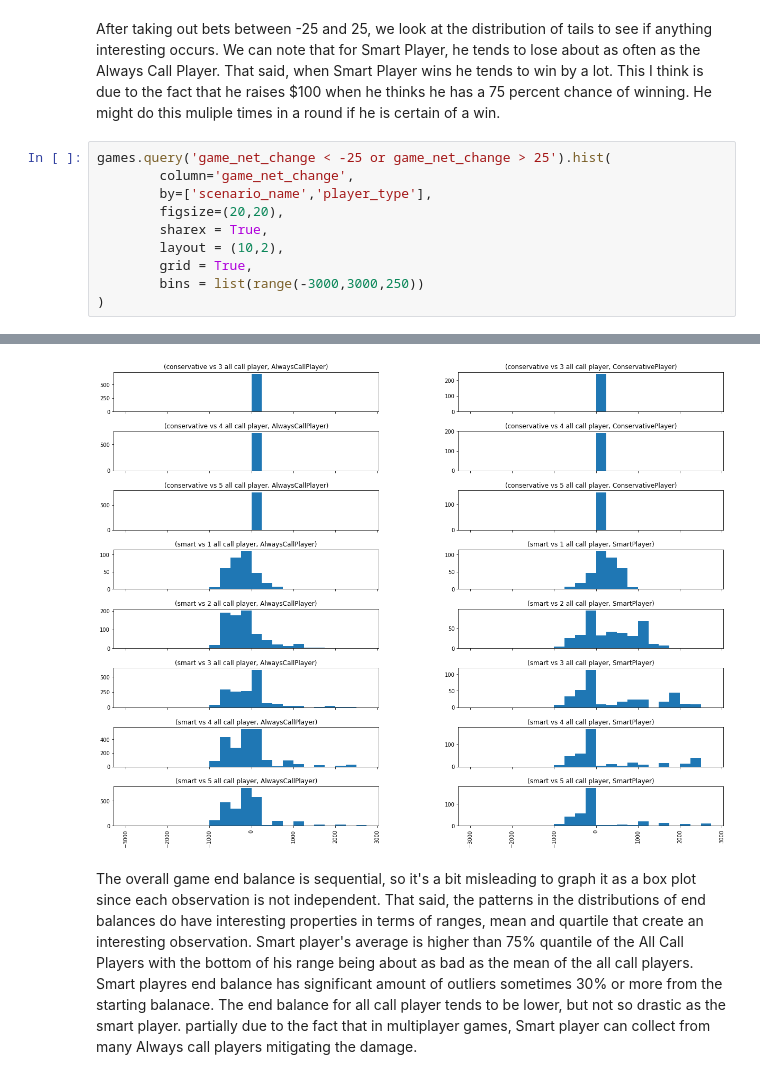
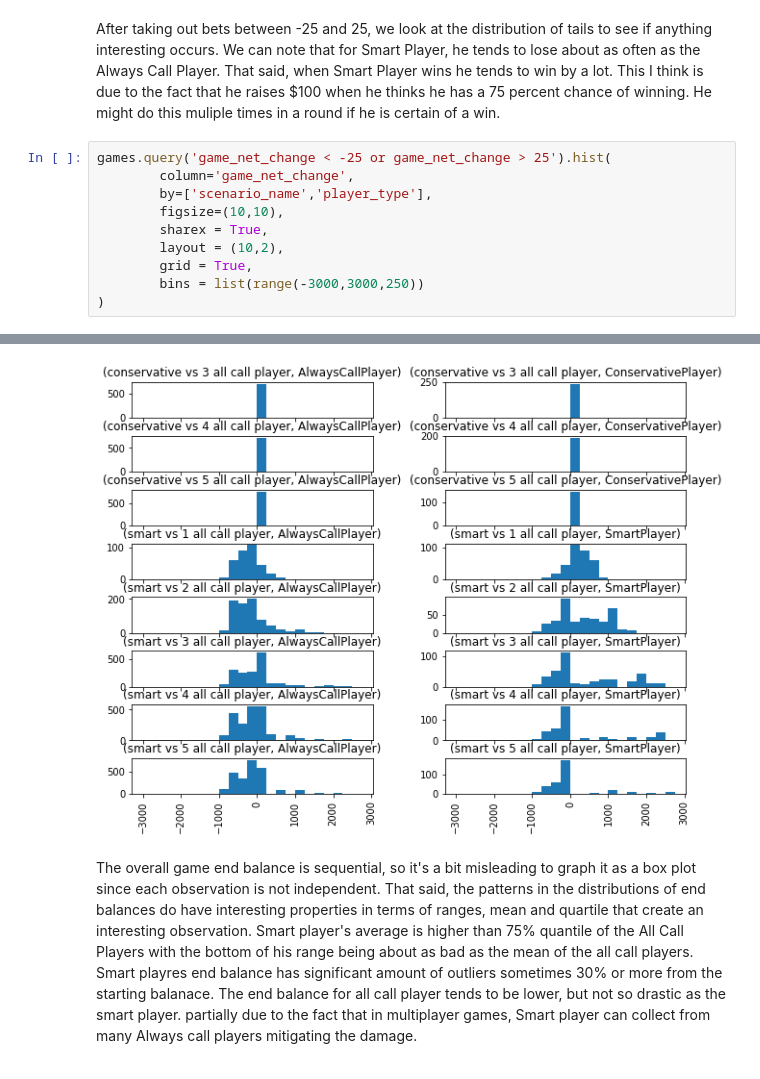
Before and after one commit to Silber8806/PokerPro, a Jupyter notebook: source_code/analysis/Poker Simulation Analysis.ipynb, the cells around one changed output, grey strips where cells are left out. Saved outputs shown, nothing was run; the diff lists cells and outputs as text.

```diff
--- a/source_code/analysis/Poker Simulation Analysis.ipynb
+++ b/source_code/analysis/Poker Simulation Analysis.ipynb
@@ -306,33 +306,33 @@ After taking out bets between -25 and 25, we look at the distribution of tails t
 # %%
 games.query('game_net_change < -25 or game_net_change > 25').hist(
         column='game_net_change',
         by=['scenario_name','player_type'],
-        figsize=(20,20),
+        figsize=(10,10),
         sharex = True,
         layout = (10,2),
         grid = True,
         bins = list(range(-3000,3000,250))
 )
 # %% [output]
 array([[<AxesSubplot:title={'center':'(conservative vs 3 all call player, AlwaysCallPlayer)'}>,
         <AxesSubplot:title={'center':'(conservative vs 3 all call player, ConservativePlayer)'}>],
        [<AxesSubplot:title={'center':'(conservative vs 4 all call player, AlwaysCallPlayer)'}>,
         <AxesSubplot:title={'center':'(conservative vs 4 all call player, ConservativePlayer)'}>],
        [<AxesSubplot:title={'center':'(conservative vs 5 all call player, AlwaysCallPlayer)'}>,
         <AxesSubplot:title={'center':'(conservative vs 5 all call player, ConservativePlayer)'}>],
        [<AxesSubplot:title={'center':'(smart vs 1 all call player, AlwaysCallPlayer)'}>,
         <AxesSubplot:title={'center':'(smart vs 1 all call player, SmartPlayer)'}>],
        [<AxesSubplot:title={'center':'(smart vs 2 all call player, AlwaysCallPlayer)'}>,
         <AxesSubplot:title={'center':'(smart vs 2 all call player, SmartPlayer)'}>],
        [<AxesSubplot:title={'center':'(smart vs 3 all call player, AlwaysCallPlayer)'}>,
         <AxesSubplot:title={'center':'(smart vs 3 all call player, SmartPlayer)'}>],
        [<AxesSubplot:title={'center':'(smart vs 4 all call player, AlwaysCallPlayer)'}>,
         <AxesSubplot:title={'center':'(smart vs 4 all call player, SmartPlayer)'}>],
        [<AxesSubplot:title={'center':'(smart vs 5 all call player, AlwaysCallPlayer)'}>,
         <AxesSubplot:title={'center':'(smart vs 5 all call player, SmartPlayer)'}>],
        [<AxesSubplot:>, <AxesSubplot:>],
        [<AxesSubplot:>, <AxesSubplot:>]], dtype=object)
-[figure, old version]
+[figure, new version]
 # %% [markdown]
 The overall game end balance is sequential, so it's a bit misleading to graph it as a box plot since each observation is not independent.  That said, the patterns in the distributions of end balances do have interesting properties in terms of ranges, mean and quartile that create an interesting observation.  Smart player's average is higher than 75% quantile of the All Call Players with the bottom of his range being about as bad as the mean of the all call players.  Smart playres end balance has significant amount of outliers sometimes 30% or more from the starting balanace.  The end balance for all call player tends to be lower, but not so drastic as the smart player.  partially due to the fact that in multiplayer games, Smart player can collect from many Always call players mitigating the damage.
 # %%
```
Also changed, not shown: parts of 2 cells of this notebook.
